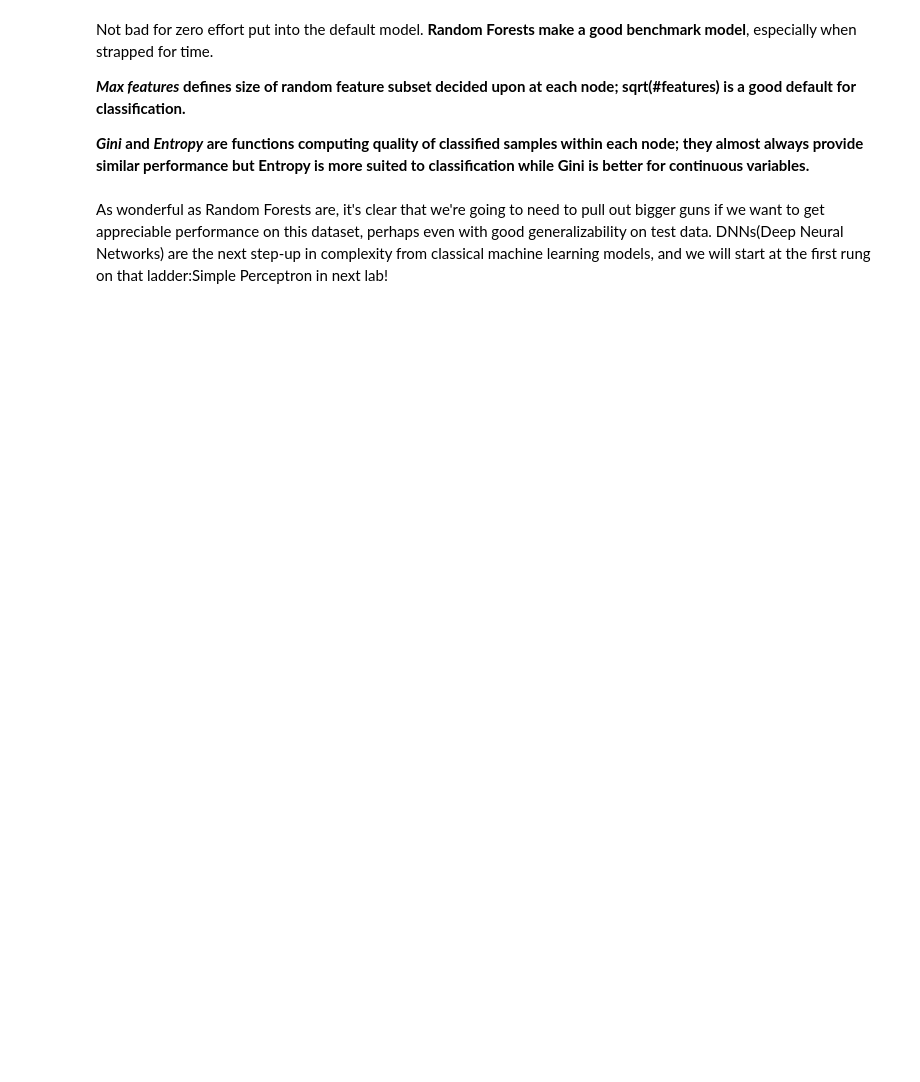
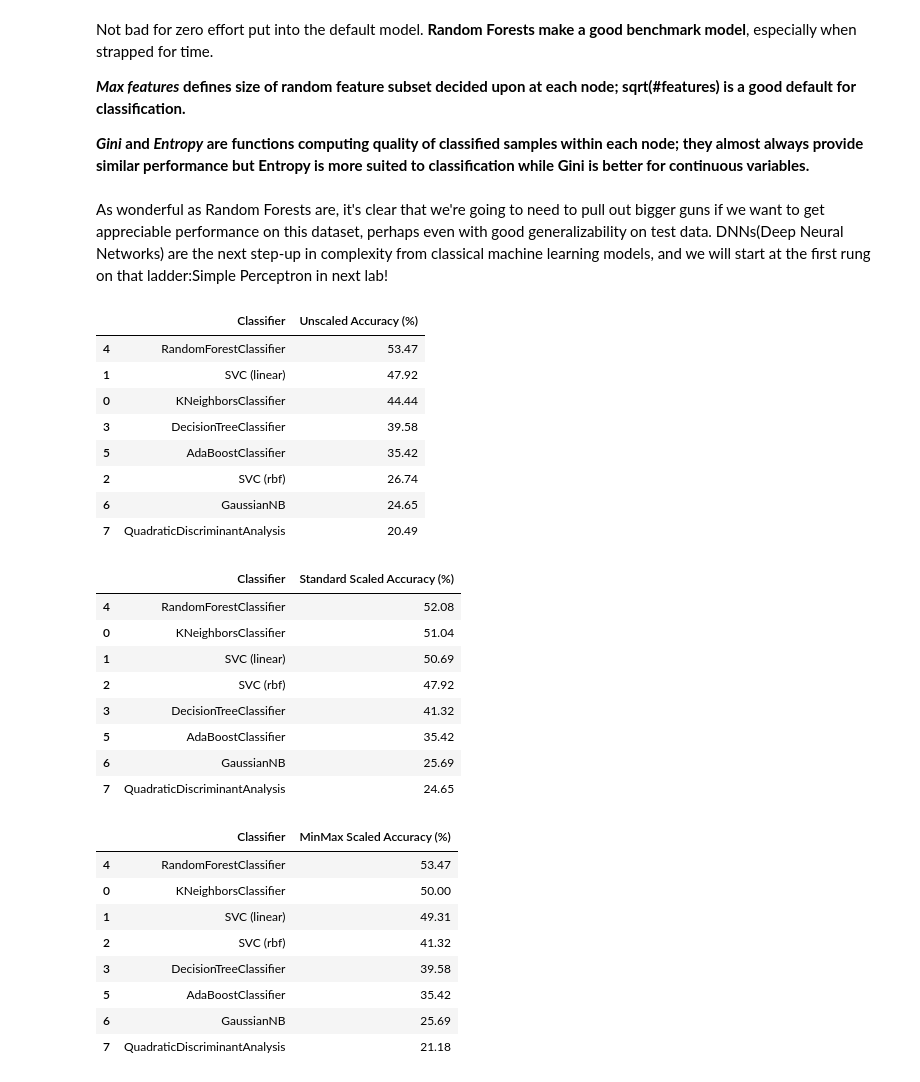
Before and after one commit to Melt123123/Week3-ClassicML, a Jupyter notebook: Week_3_MachineLearning.ipynb, the cells around one changed output. Cells and saved outputs as stored; diff of their text form; code cells hidden in the pictures; blank space fills up the shorter version.

```diff
--- a/Week_3_MachineLearning.ipynb
+++ b/Week_3_MachineLearning.ipynb
@@ -421,7 +420,7 @@ X_train_scaled, X_test_scaled, _, _ = train_test_split(
 ############# MinMax Scaled test/train set ###############
 # The labels/classes (y_train, y_test) never change, keep old values
 X_train_minmax, X_test_minmax, _, _ = train_test_split(
-    features_scaled,
+    features_minmax,
     emotions,
     test_size=0.2,
     random_state=42
@@ -600,0 +627,47 @@ As wonderful as Random Forests are, it's clear that we're going to need to pull
+# %%
+unscaled_results = compare_models(
+    X_train, X_test, y_train, y_test,
+    'Unscaled Accuracy (%)'
+)
+
+standard_results = compare_models(
+    X_train_scaled, X_test_scaled, y_train, y_test,
+    'Standard Scaled Accuracy (%)'
+)
+
+minmax_results = compare_models(
+    X_train_minmax, X_test_minmax, y_train, y_test,
+    'MinMax Scaled Accuracy (%)'
+)
+
+display(unscaled_results)
+display(standard_results)
+display(minmax_results)
+# %% [output]
+|  | Classifier | Unscaled Accuracy (%) |
+| 4 | RandomForestClassifier | 53.47 |
+| 1 | SVC (linear) | 47.92 |
+| 0 | KNeighborsClassifier | 44.44 |
+| 3 | DecisionTreeClassifier | 39.58 |
+| 5 | AdaBoostClassifier | 35.42 |
+| 2 | SVC (rbf) | 26.74 |
+| 6 | GaussianNB | 24.65 |
+| 7 | QuadraticDiscriminantAnalysis | 20.49 |
+|  | Classifier | Standard Scaled Accuracy (%) |
+| 4 | RandomForestClassifier | 52.08 |
+| 0 | KNeighborsClassifier | 51.04 |
+| 1 | SVC (linear) | 50.69 |
+| 2 | SVC (rbf) | 47.92 |
+| 3 | DecisionTreeClassifier | 41.32 |
+| 5 | AdaBoostClassifier | 35.42 |
+| 6 | GaussianNB | 25.69 |
+| 7 | QuadraticDiscriminantAnalysis | 24.65 |
+|  | Classifier | MinMax Scaled Accuracy (%) |
+| 4 | RandomForestClassifier | 53.47 |
+| 0 | KNeighborsClassifier | 50.00 |
+| 1 | SVC (linear) | 49.31 |
+| 2 | SVC (rbf) | 41.32 |
+| 3 | DecisionTreeClassifier | 39.58 |
+| 5 | AdaBoostClassifier | 35.42 |
+| 6 | GaussianNB | 25.69 |
+| 7 | QuadraticDiscriminantAnalysis | 21.18 |
```
Also changed, not shown: parts of 16 cells of this notebook.
